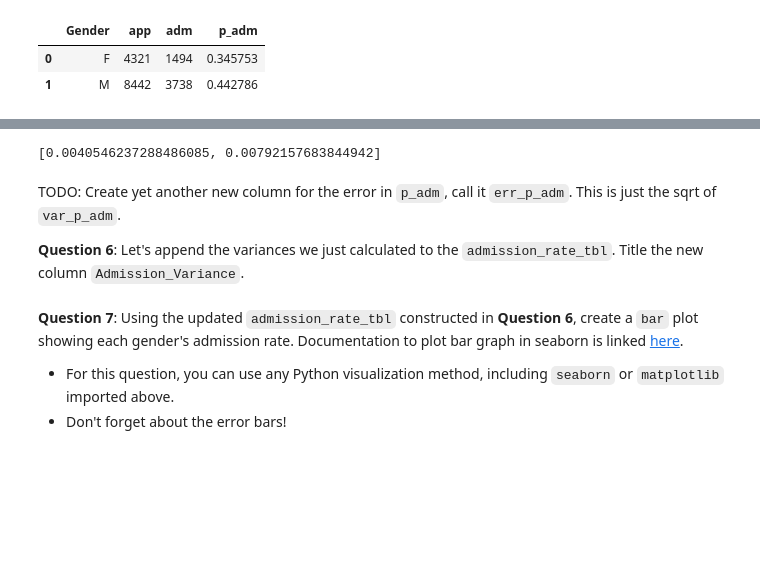
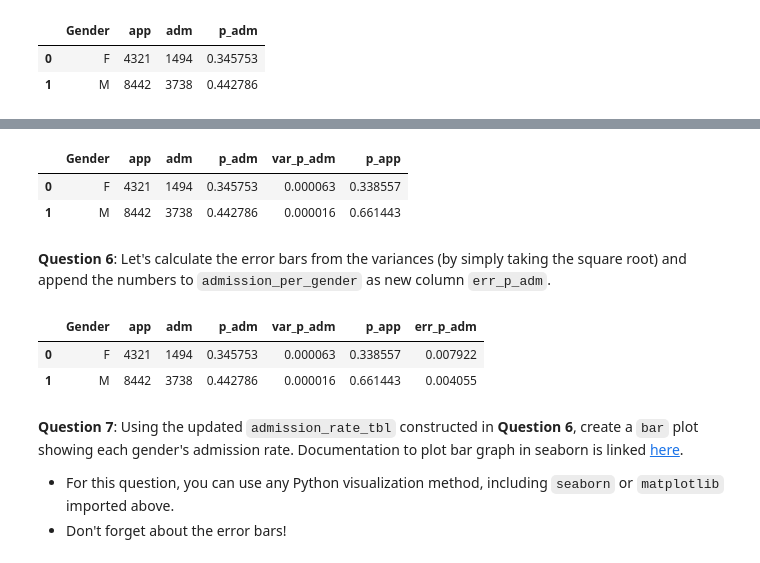
Before and after one commit to sensesensibilityscience/datascience, a Jupyter notebook: 2024/admission_rate/(new) admission_rate_part1_sol.ipynb, the cells around one changed output, grey strips where cells are left out. Drawn from its saved outputs; the diff is of its cells as text; code cells hidden in the pictures; blank space fills up the shorter version.

Commit message:
refined coding solutions

```diff
--- a/2024/admission_rate/(new) admission_rate_part1_sol.ipynb
+++ b/2024/admission_rate/(new) admission_rate_part1_sol.ipynb
@@ -185,28 +166,0 @@ variances_5
-# %%
-# CURRENT WORK TODO
-
-total_N_app = berkeley.shape[0]
-
-N_male_app = berkeley[berkeley['Gender'] == 'M'].shape[0]
-N_female_app = berkeley[berkeley['Gender'] == 'F'].shape[0]
-
-p_male_app = N_male_app / total_N_app
-p_female_app = N_female_app / total_N_app
-
-N_adm = berkeley[berkeley['Admission'] == 'Accepted'].shape[0]
-
-N_male_adm = admission_per_gender['accepted_applications'][1]
-N_female_adm = admission_per_gender['accepted_applications'][0]
-
-# # Variance of the ratio of males/females admitted to males/females applied
-var_m_5 = (1-p_male_app) / p_male_app * (N_adm / total_N_app**2)
-var_f_5 = (1-p_female_app) / p_female_app * (N_adm / total_N_app**2)
-
-error_bars_5 = [np.sqrt(var_m_5), np.sqrt(var_f_5)]
-error_bars_5
-# %% [output]
-[0.0040546237288486085, 0.00792157683844942]
-# %% [markdown]
-TODO: Create yet another new column for the error in `p_adm`, call it `err_p_adm`. This is just the sqrt of `var_p_adm`.
-
-**Question 6**: Let's append the variances we just calculated to the `admission_rate_tbl`. Title the new column `Admission_Variance`.
@@ -221,3 +167,37 @@ admission_rate_tbl.head()
+# %%
+N_app = ... # total number of applicants
+N_adm = ... # total number of admitted students
+
+admission_per_gender['p_app'] = ... # proportion of applicants who are M/F, as a new column
+admission_per_gender['var_p_adm'] = ... # variance in the acceptance rate, implementing the formula above
+admission_per_gender
+# %%
+# Instructor Solution:
+
+N_app = admission_per_gender.app.sum()
+N_adm = admission_per_gender.adm.sum()
+
+admission_per_gender['p_app'] = admission_per_gender.app / N_app
+admission_per_gender['var_p_adm'] = N_adm / N_app**2 * (1-admission_per_gender.p_app) / admission_per_gender.p_app
+admission_per_gender
+# %% [output]
+|  | Gender | app | adm | p_adm | var_p_adm | p_app |
+| 0 | F | 4321 | 1494 | 0.345753 | 0.000063 | 0.338557 |
+| 1 | M | 8442 | 3738 | 0.442786 | 0.000016 | 0.661443 |
+# %% [markdown]
+**Question 6**: Let's calculate the error bars from the variances (by simply taking the square root) and append the numbers to `admission_per_gender` as new column `err_p_adm`.
+# %%
+admission_per_gender['err_p_adm'] = ... # error bar in the acceptance rate = square root of the variance
+admission_per_gender
+# %%
+# Instructor solution
+
+admission_per_gender['err_p_adm'] = np.sqrt(admission_per_gender['var_p_adm'])
+admission_per_gender
+# %% [output]
+|  | Gender | app | adm | p_adm | var_p_adm | p_app | err_p_adm |
+| 0 | F | 4321 | 1494 | 0.345753 | 0.000063 | 0.338557 | 0.007922 |
+| 1 | M | 8442 | 3738 | 0.442786 | 0.000016 | 0.661443 | 0.004055 |
 # %% [markdown]
 <!-- END QUESTION -->
 
```
Also changed, not shown: parts of 7 cells of this notebook.
